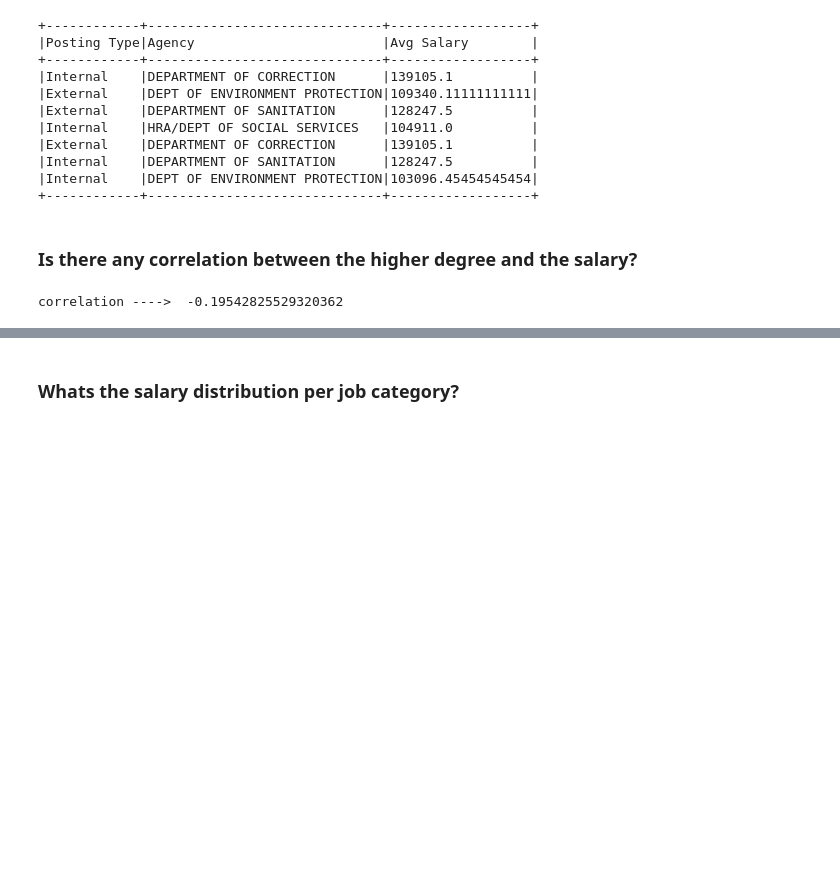
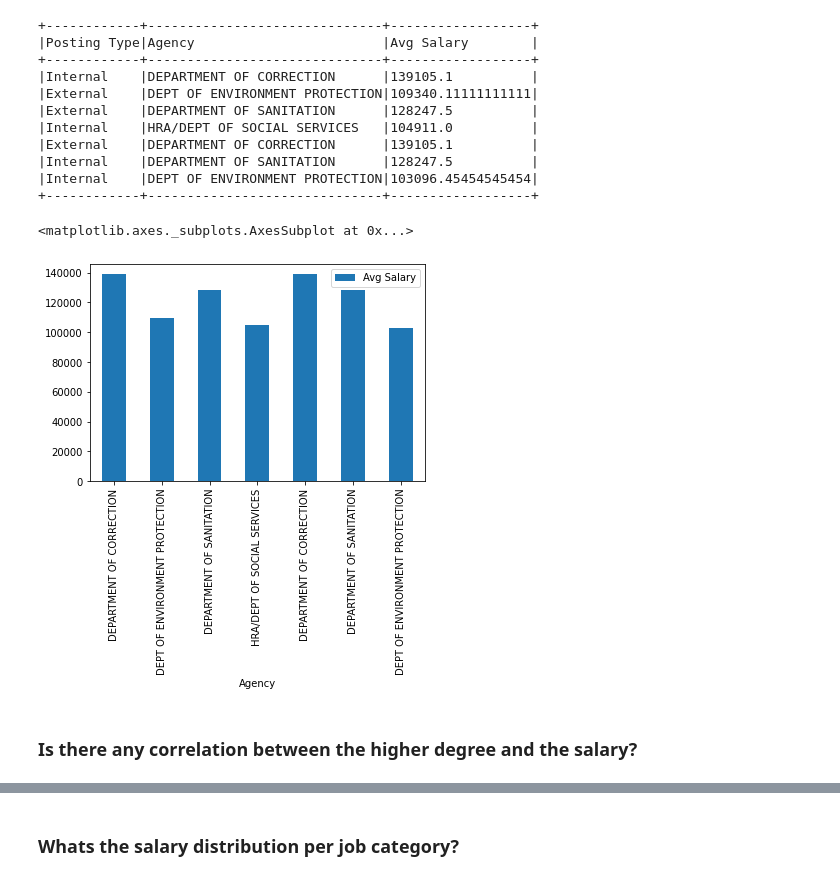
Before and after one commit to GirishNA/new_nbd_project, a Jupyter notebook: project3/jupyter/notebook/assesment_notebook.ipynb, the cells around one changed output, grey strips where cells are left out. Drawn from its saved outputs; the diff is of its cells as text; code cells hidden in the pictures; blank space fills up the shorter version.

```diff
--- a/project3/jupyter/notebook/assesment_notebook.ipynb
+++ b/project3/jupyter/notebook/assesment_notebook.ipynb
@@ -251,6 +275,14 @@ avg_salary_per_agency(df).show(truncate=False)
 |Internal    |DEPARTMENT OF SANITATION      |128247.5          |
 |Internal    |DEPT OF ENVIRONMENT PROTECTION|103096.45454545454|
 +------------+------------------------------+------------------+
+# %%
+#Displaying Bar chart for the result data
+df = spark.read.csv("/dataset/nyc-jobs.csv", header=True)
+avgSalBar=avg_salary_per_agency(df).limit(20).toPandas()
+avgSalBar.plot.bar(x="Agency",y="Avg Salary")
+# %% [output]
+<matplotlib.axes._subplots.AxesSubplot at 0x...>
+[figure, added]
 # %%
 def avg_salary_per_agency(df:DataFrame)->DataFrame:
     lastYearDate=(datetime.now() + relativedelta(years=-2)).strftime("%Y-%m-%d")+"T00:00:00"
@@ -273,8 +305,3 @@ def test_avg_salary_per_agency(mock_data: list,
     assert avg_salary_per_agency(mock_df).subtract(expected_df).count() == 0
 # %% [markdown]
 ### Is there any correlation between the higher degree and the salary?
-# %%
-df = spark.read.csv("/dataset/nyc-jobs.csv", header=True)
-print("correlation ----> ",find_correlation(df))
-# %% [output]
-correlation ---->  -0.19542825529320362
```
Also changed, not shown: parts of 8 cells of this notebook.
